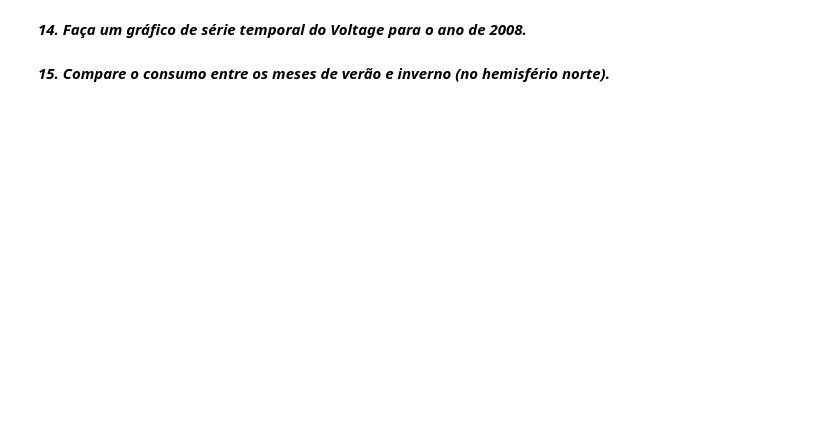
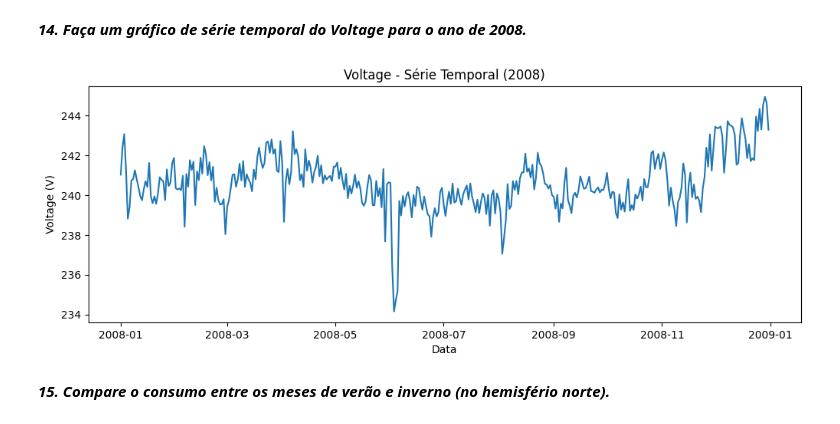
Before and after one commit to jumarques03/CP01-SERS-2SEMESTRE, a Jupyter notebook: CP01_SERS_2SEMESTRE.ipynb, the cells around one changed output. Cells and saved outputs as stored; diff of their text form; code cells hidden in the pictures; blank space fills up the shorter version.

```diff
--- a/CP01_SERS_2SEMESTRE.ipynb
+++ b/CP01_SERS_2SEMESTRE.ipynb
@@ -109 +136,4 @@ VERIFICAR SE É ISSO MESMO O CONSUMO (NO CASO, ESSAS COLUNAS)
+# %%
+df_inicial = df_inicial.set_index('Date')
+df_inicial['Consumo_Total_Wh'] = df_inicial['Sub_metering_1'] + df_inicial['Sub_metering_2'] + df_inicial['Sub_metering_3']
 # %%
@@ -139,3 +170,5 @@ Freq: ME, Name: Consumo Total, dtype: float64
 # %% [markdown]
 ***10. Compare o consumo médio de energia ativa global em dias de semana versus finais de
 semana.***
+# %%
+df_inicial['Tipo_dia'] = df_inicial['Dia da Semana'].apply(lambda x: 'fim de semana' if x in ['Saturday', 'Sunday'] else 'dia de semana')
@@ -145,3 +201,5 @@ e Global_intensity.***
 # %% [markdown]
 ***12. Crie uma nova variável chamada Total_Sub_metering que some Sub_metering_1,
 Sub_metering_2 e Sub_metering_3.***
+# %%
+df_inicial =  df_inicial.rename(columns={'Consumo_Total_Wh': 'Total_Sub_metering'}, inplace=False)
@@ -151,4 +250,15 @@ Global_active_power.***
 # %% [markdown]
 ***14. Faça um gráfico de série temporal do Voltage para o ano de 2008.***
+# %%
+voltage_2008 = df_inicial['Voltage'].loc['2008'].resample('D').mean()
+
+plt.figure(figsize=(12,4))
+plt.plot(voltage_2008.index, voltage_2008.values)
+plt.title('Voltage - Série Temporal (2008)')
+plt.xlabel('Data')
+plt.ylabel('Voltage (V)')
+plt.show()
+# %% [output]
+[figure, added]
 # %% [markdown]
 ***15. Compare o consumo entre os meses de verão e inverno (no hemisfério norte).***
```
Also changed, not shown: parts of 86 cells of this notebook.
